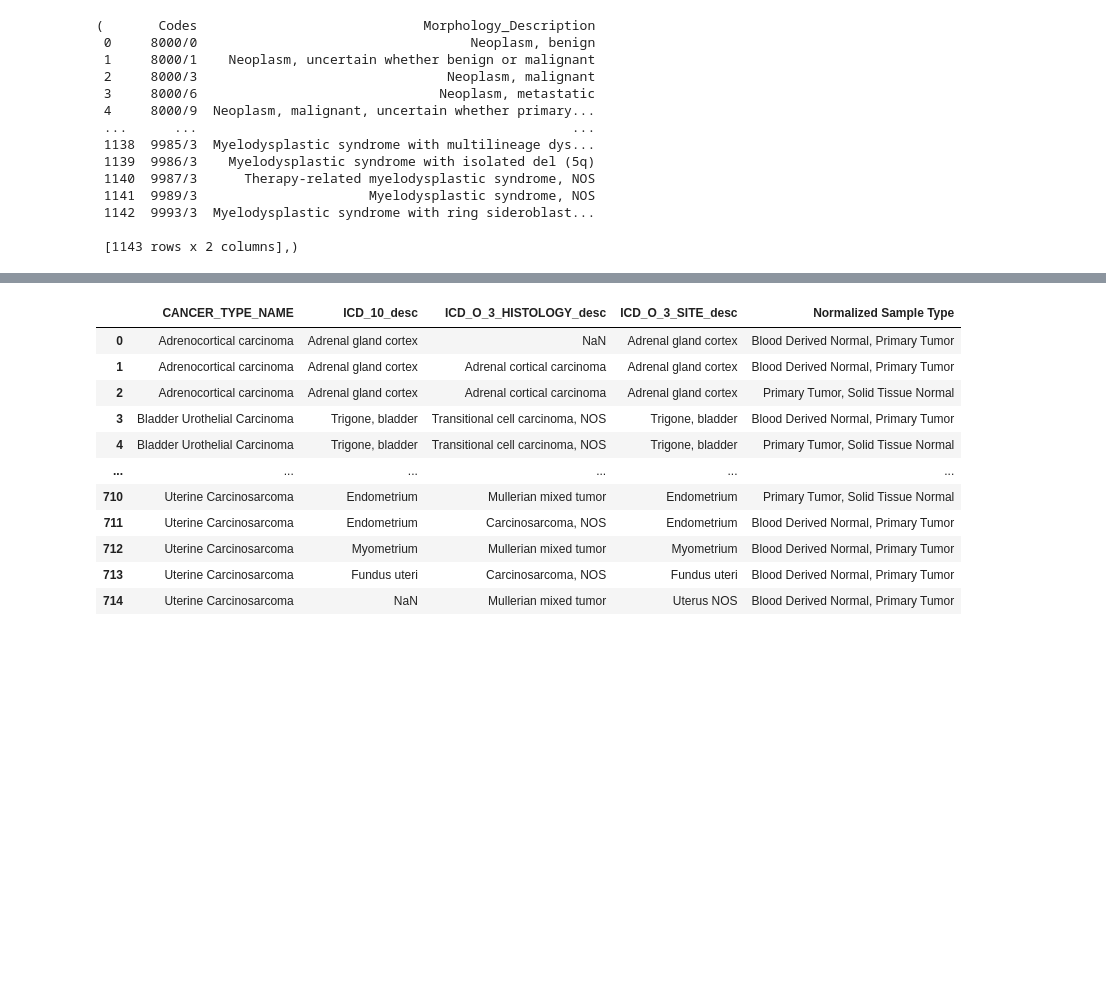
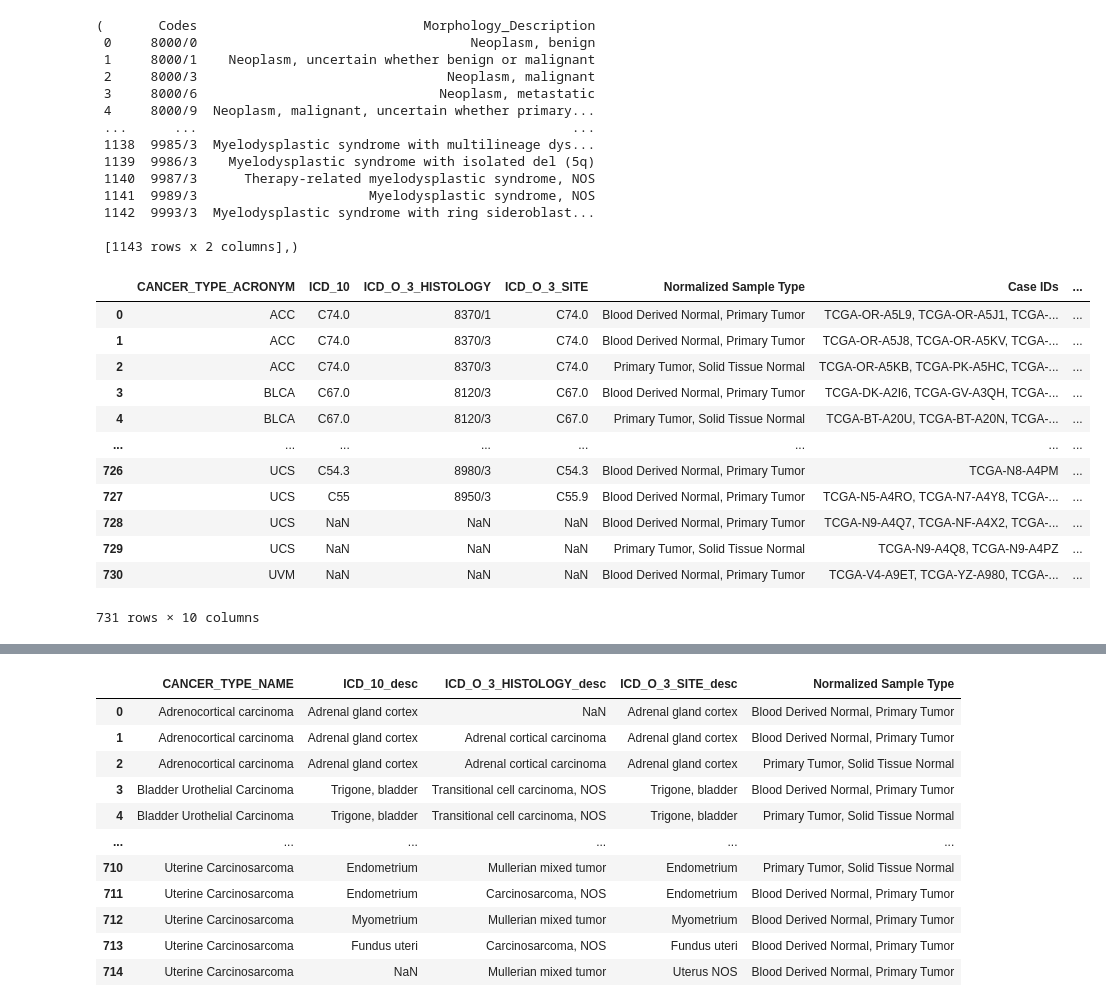
Before and after one commit to cjbucher/Gem-Patho, a Jupyter notebook: data_extraction/cancertype_location_description/create_location_metadata_df.ipynb, the cells around one changed output, grey strips where cells are left out. Saved outputs shown, nothing was run; the diff lists cells and outputs as text; code cells hidden in the pictures; blank space fills up the shorter version.

```diff
--- a/data_extraction/cancertype_location_description/create_location_metadata_df.ipynb
+++ b/data_extraction/cancertype_location_description/create_location_metadata_df.ipynb
@@ -187,3 +188,19 @@ grouped_df['ICD_O_3_HISTOLOGY_desc'] = grouped_df['ICD_O_3_HISTOLOGY'].map(morph
 study_abbrev = pd.read_csv("/home/chb3333/yulab/chb3333/data_extraction/sample_location_tumor_description/tcga_study_abbreviations.csv")
 study_mapping = dict(zip(study_abbrev['Study Abbreviation'], study_abbrev['Study Name']))
 grouped_df['CANCER_TYPE_NAME'] = grouped_df['CANCER_TYPE_ACRONYM'].map(study_mapping)
+# %%
+grouped_df
+# %% [output]
+|  | CANCER_TYPE_ACRONYM | ICD_10 | ICD_O_3_HISTOLOGY | ICD_O_3_SITE | Normalized Sample Type | Case IDs | ... |
+| 0 | ACC | C74.0 | 8370/1 | C74.0 | Blood Derived Normal, Primary Tumor | TCGA-OR-A5L9, TCGA-OR-A5J1, TCGA-... | ... |
+| 1 | ACC | C74.0 | 8370/3 | C74.0 | Blood Derived Normal, Primary Tumor | TCGA-OR-A5J8, TCGA-OR-A5KV, TCGA-... | ... |
+| 2 | ACC | C74.0 | 8370/3 | C74.0 | Primary Tumor, Solid Tissue Normal | TCGA-OR-A5KB, TCGA-PK-A5HC, TCGA-... | ... |
+| 3 | BLCA | C67.0 | 8120/3 | C67.0 | Blood Derived Normal, Primary Tumor | TCGA-DK-A2I6, TCGA-GV-A3QH, TCGA-... | ... |
+| 4 | BLCA | C67.0 | 8120/3 | C67.0 | Primary Tumor, Solid Tissue Normal | TCGA-BT-A20U, TCGA-BT-A20N, TCGA-... | ... |
+| ... | ... | ... | ... | ... | ... | ... | ... |
+| 726 | UCS | C54.3 | 8980/3 | C54.3 | Blood Derived Normal, Primary Tumor | TCGA-N8-A4PM | ... |
+| 727 | UCS | C55 | 8950/3 | C55.9 | Blood Derived Normal, Primary Tumor | TCGA-N5-A4RO, TCGA-N7-A4Y8, TCGA-... | ... |
+| 728 | UCS | NaN | NaN | NaN | Blood Derived Normal, Primary Tumor | TCGA-N9-A4Q7, TCGA-NF-A4X2, TCGA-... | ... |
+| 729 | UCS | NaN | NaN | NaN | Primary Tumor, Solid Tissue Normal | TCGA-N9-A4Q8, TCGA-N9-A4PZ | ... |
+| 730 | UVM | NaN | NaN | NaN | Blood Derived Normal, Primary Tumor | TCGA-V4-A9ET, TCGA-YZ-A980, TCGA-... | ... |
+731 rows × 10 columns
```
Also changed, not shown: parts of 4 cells of this notebook, 5 other files.
